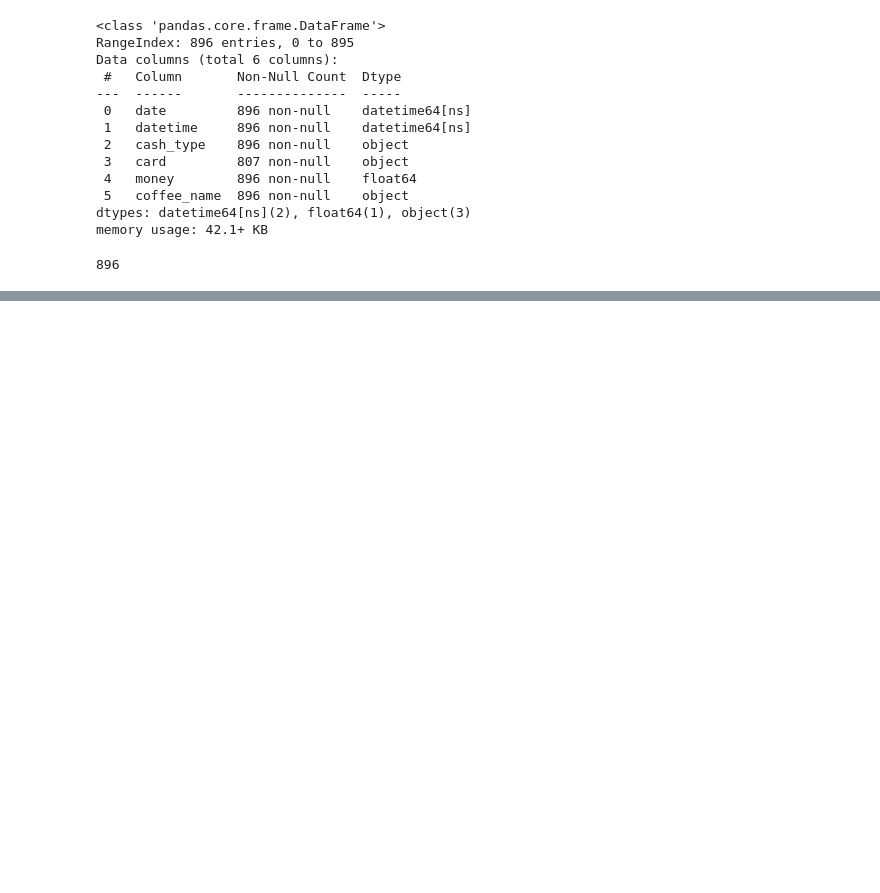
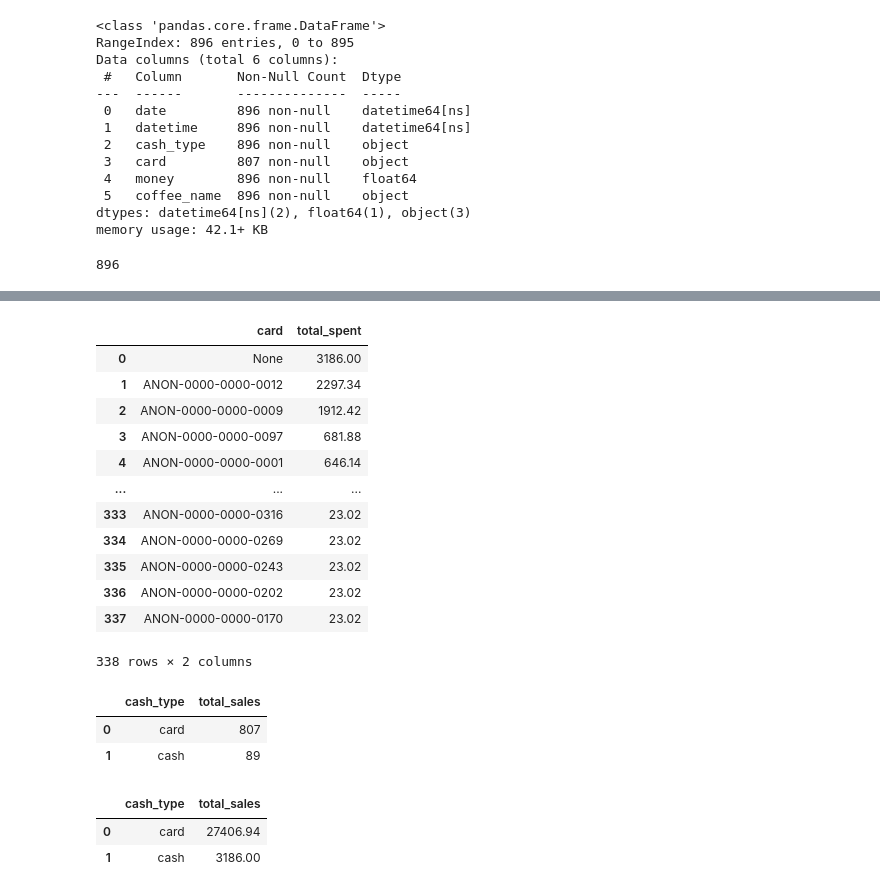
Before and after one commit to PedroJoas/SQL-analyses, a Jupyter notebook: coffee sales/Coffe_Sales_Analyses.ipynb, the cells around one changed output, grey strips where cells are left out. Drawn from its saved outputs; the diff is of its cells as text; code cells hidden in the pictures; blank space fills up the shorter version.

```diff
--- a/coffee sales/Coffe_Sales_Analyses.ipynb
+++ b/coffee sales/Coffe_Sales_Analyses.ipynb
@@ -99,0 +102,49 @@ SELECT * FROM coffeeSales
+# %%
+query = '''
+SELECT card, SUM(money) AS total_spent
+FROM coffeeSales
+GROUP BY card
+order by total_spent DESC
+'''
+df = pd.read_sql_query(query, conn)
+df
+# %% [output]
+|  | card | total_spent |
+| 0 | None | 3186.00 |
+| 1 | ANON-0000-0000-0012 | 2297.34 |
+| 2 | ANON-0000-0000-0009 | 1912.42 |
+| 3 | ANON-0000-0000-0097 | 681.88 |
+| 4 | ANON-0000-0000-0001 | 646.14 |
+| ... | ... | ... |
+| 333 | ANON-0000-0000-0316 | 23.02 |
+| 334 | ANON-0000-0000-0269 | 23.02 |
+| 335 | ANON-0000-0000-0243 | 23.02 |
+| 336 | ANON-0000-0000-0202 | 23.02 |
+| 337 | ANON-0000-0000-0170 | 23.02 |
+338 rows × 2 columns
+# %%
+query = '''
+
+SELECT cash_type, COUNT(*) AS total_sales
+FROM coffeeSales
+GROUP BY cash_type
+'''
+df = pd.read_sql_query(query, conn)
+df
+# %% [output]
+|  | cash_type | total_sales |
+| 0 | card | 807 |
+| 1 | cash | 89 |
+# %%
+query = '''
+SELECT cash_type, SUM(money) AS total_sales
+FROM coffeeSales
+GROUP BY cash_type
+'''
+
+df = pd.read_sql_query(query, conn)
+df
+# %% [output]
+|  | cash_type | total_sales |
+| 0 | card | 27406.94 |
+| 1 | cash | 3186.00 |
```
Also changed, not shown: parts of 12 cells of this notebook.
